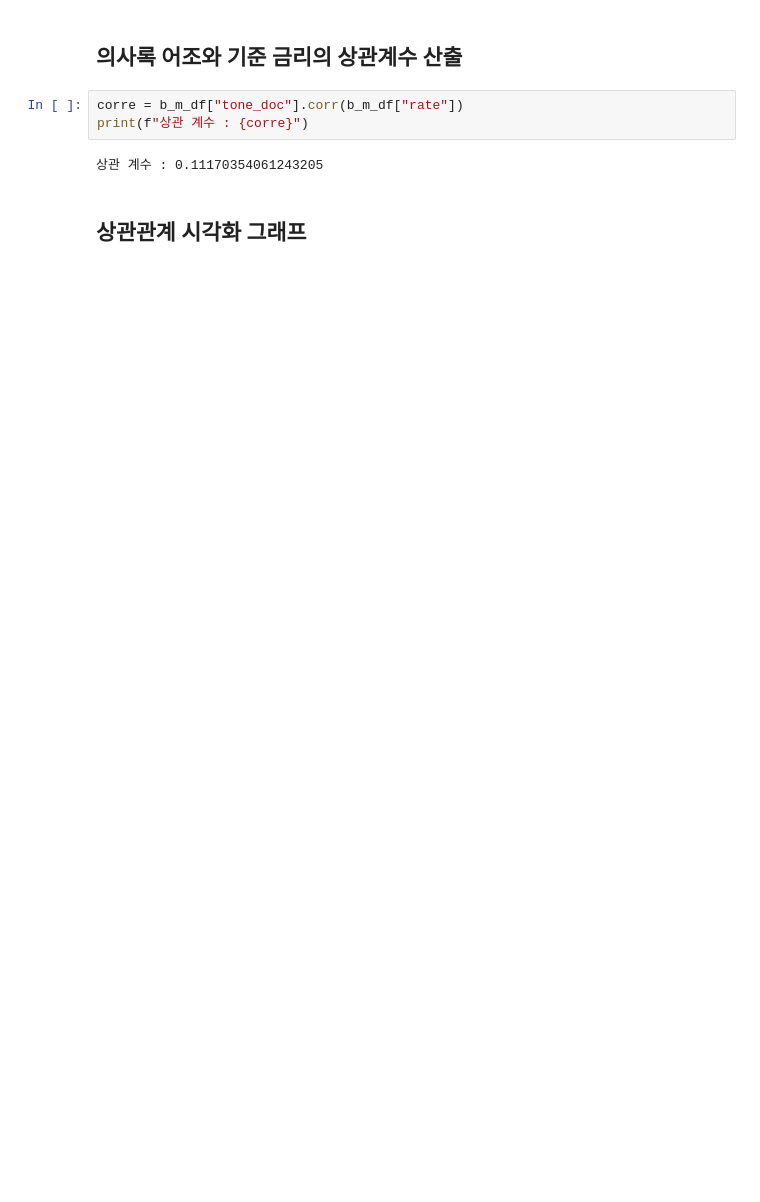
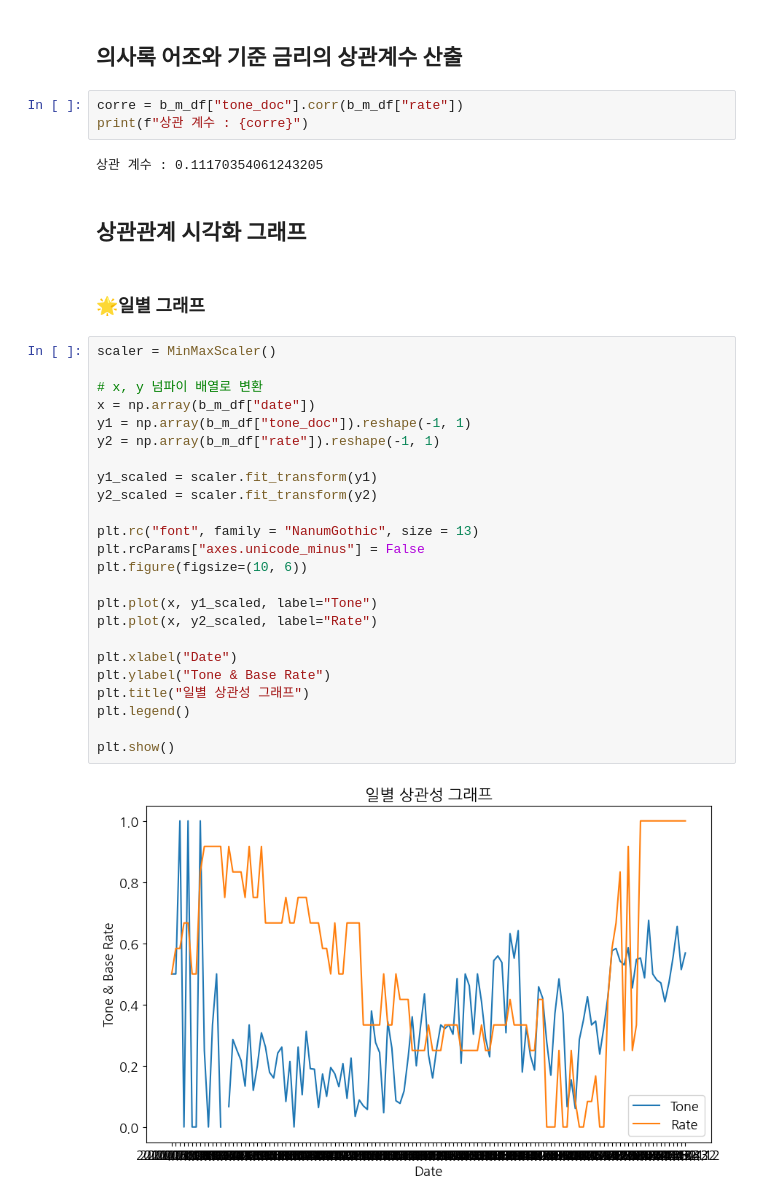
Before and after one commit to Ahram-Jeong/text-mining-project, a Jupyter notebook: notebooks/3_minutes_tone.ipynb, the cells around one changed output. Cells and saved outputs as stored; diff of their text form; blank space fills up the shorter version.

```diff
--- a/notebooks/3_minutes_tone.ipynb
+++ b/notebooks/3_minutes_tone.ipynb
@@ -142,3 +143,31 @@ print(f"상관 계수 : {corre}")
 상관 계수 : 0.11170354061243205
 # %% [markdown]
 ## 상관관계 시각화 그래프
+# %% [markdown]
+### 🌟일별 그래프
+# %%
+scaler = MinMaxScaler()
+
+# x, y 넘파이 배열로 변환
+x = np.array(b_m_df["date"])
+y1 = np.array(b_m_df["tone_doc"]).reshape(-1, 1)
+y2 = np.array(b_m_df["rate"]).reshape(-1, 1)
+
+y1_scaled = scaler.fit_transform(y1)
+y2_scaled = scaler.fit_transform(y2)
+
+plt.rc("font", family = "NanumGothic", size = 13)
+plt.rcParams["axes.unicode_minus"] = False
+plt.figure(figsize=(10, 6))
+
+plt.plot(x, y1_scaled, label="Tone")
+plt.plot(x, y2_scaled, label="Rate")
+
+plt.xlabel("Date")
+plt.ylabel("Tone & Base Rate")
+plt.title("일별 상관성 그래프")
+plt.legend()
+
+plt.show()
+# %% [output]
+[figure, added]
```
Also changed, not shown: parts of 5 cells of this notebook, 1 other file.
